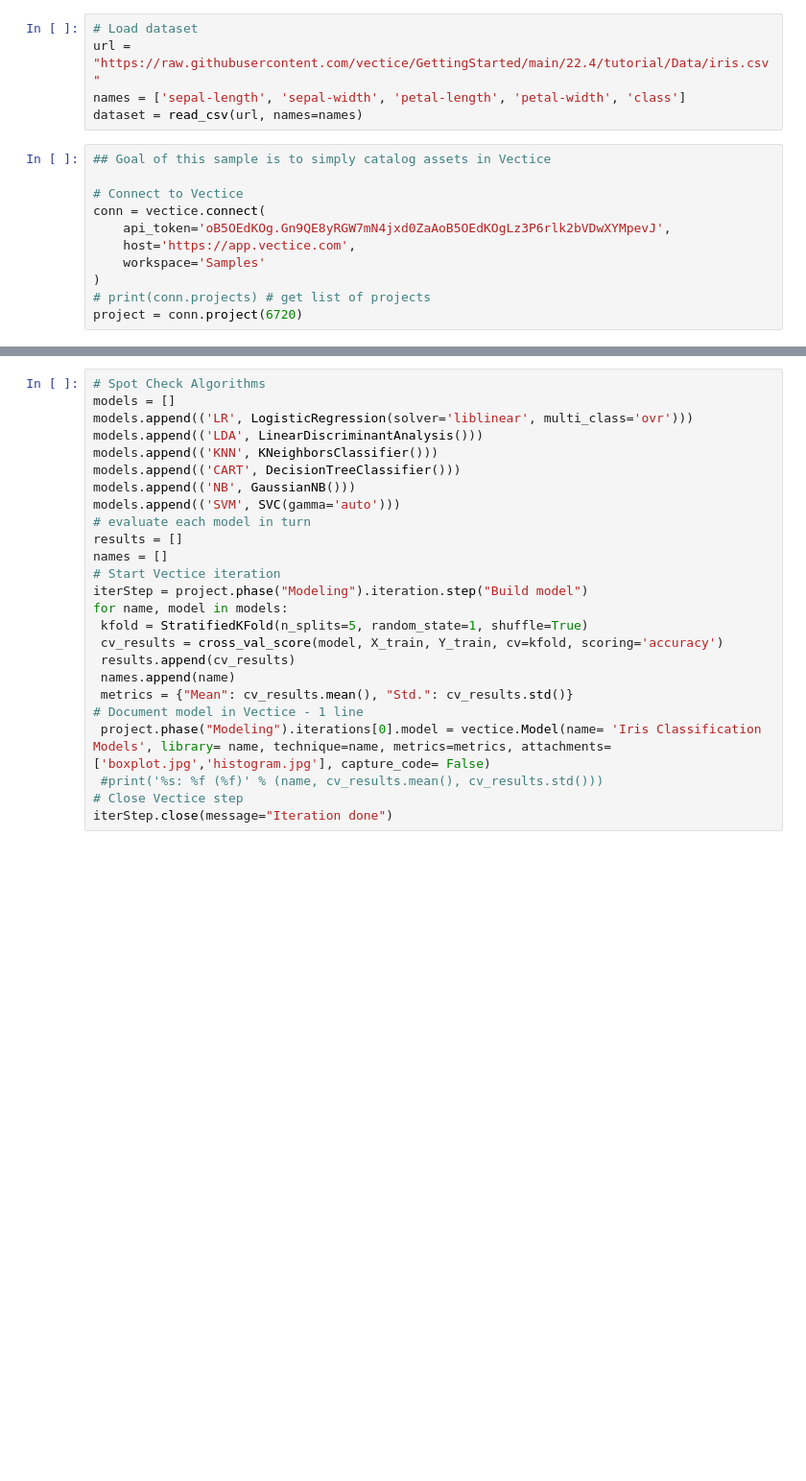
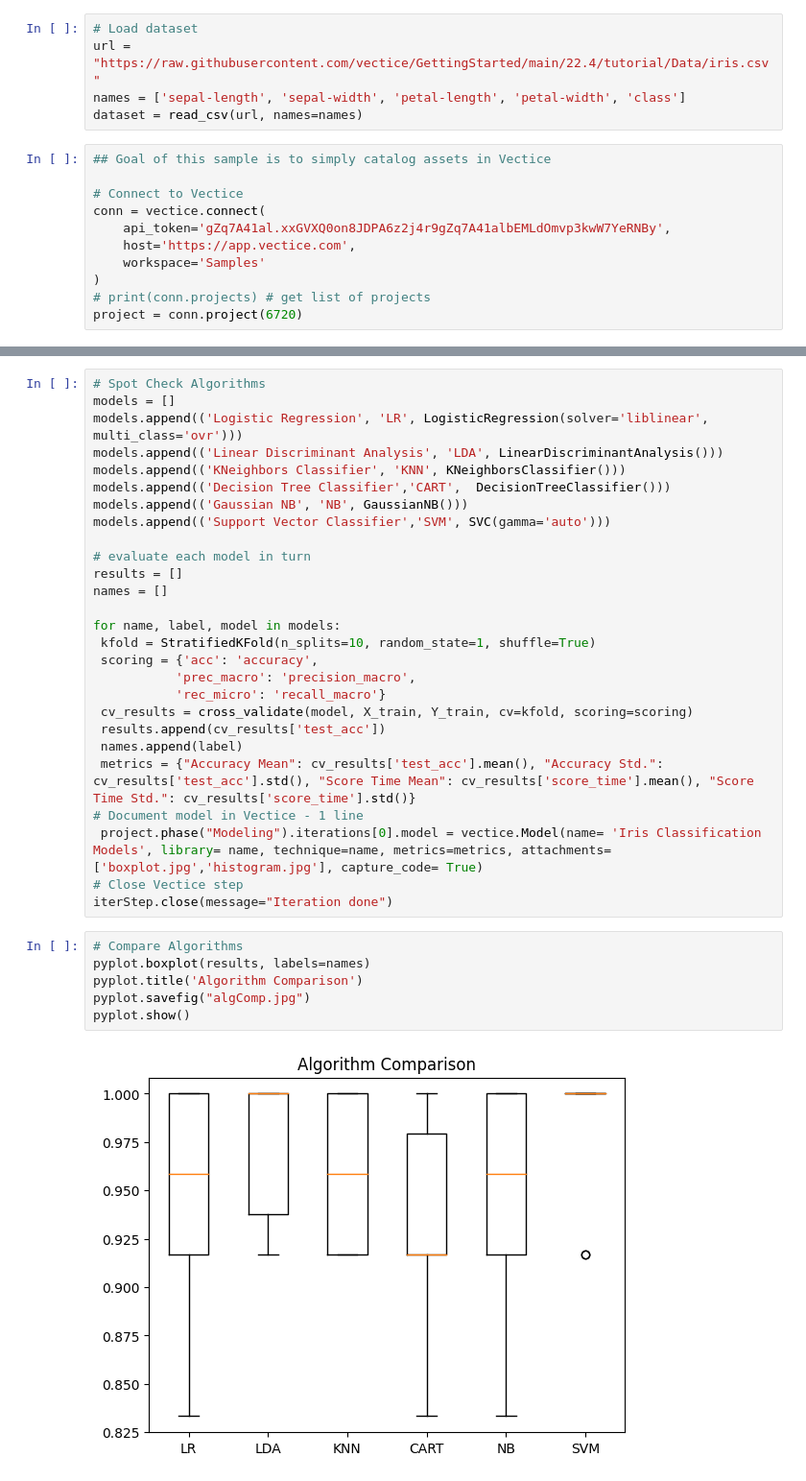
Before and after one commit to vectice/GettingStarted, a Jupyter notebook: 22.4/samples/SimpleProject_HelloWorld.ipynb, the cells around one changed output, grey strips where cells are left out. Shown at 96% size. Cells and saved outputs as stored; diff of their text form; blank space fills up the shorter version.

Commit message:
Updated project id and added metrics

```diff
--- a/22.4/samples/SimpleProject_HelloWorld.ipynb
+++ b/22.4/samples/SimpleProject_HelloWorld.ipynb
@@ -30,7 +30,7 @@ dataset = read_csv(url, names=names)
 
 # Connect to Vectice
 conn = vectice.connect(
-    api_token='oB5OEdKOg.Gn9QE8yRGW7mN4jxd0ZaAoB5OEdKOgLz3P6rlk2bVDwXYMpevJ',
+    api_token='gZq7A41al.xxGVXQ0on8JDPA6z2j4r9gZq7A41albEMLdOmvp3kwW7YeRNBy',
     host='https://app.vectice.com',
     workspace='Samples'
 )
@@ -65,25 +93,35 @@ project.validation_dataset = validation_wrapped
 # %%
 # Spot Check Algorithms
 models = []
-models.append(('LR', LogisticRegression(solver='liblinear', multi_class='ovr')))
-models.append(('LDA', LinearDiscriminantAnalysis()))
-models.append(('KNN', KNeighborsClassifier()))
-models.append(('CART', DecisionTreeClassifier()))
-models.append(('NB', GaussianNB()))
-models.append(('SVM', SVC(gamma='auto')))
+models.append(('Logistic Regression', 'LR', LogisticRegression(solver='liblinear', multi_class='ovr')))
+models.append(('Linear Discriminant Analysis', 'LDA', LinearDiscriminantAnalysis()))
+models.append(('KNeighbors Classifier', 'KNN', KNeighborsClassifier()))
+models.append(('Decision Tree Classifier','CART',  DecisionTreeClassifier()))
+models.append(('Gaussian NB', 'NB', GaussianNB()))
+models.append(('Support Vector Classifier','SVM', SVC(gamma='auto')))
+
 # evaluate each model in turn
 results = []
 names = []
-# Start Vectice iteration
-iterStep = project.phase("Modeling").iteration.step("Build model")
-for name, model in models:
- kfold = StratifiedKFold(n_splits=5, random_state=1, shuffle=True)
- cv_results = cross_val_score(model, X_train, Y_train, cv=kfold, scoring='accuracy')
- results.append(cv_results)
- names.append(name)
- metrics = {"Mean": cv_results.mean(), "Std.": cv_results.std()}
+
+for name, label, model in models:
+ kfold = StratifiedKFold(n_splits=10, random_state=1, shuffle=True)
+ scoring = {'acc': 'accuracy',
+           'prec_macro': 'precision_macro',
+           'rec_micro': 'recall_macro'}
+ cv_results = cross_validate(model, X_train, Y_train, cv=kfold, scoring=scoring)
+ results.append(cv_results['test_acc'])
+ names.append(label)
+ metrics = {"Accuracy Mean": cv_results['test_acc'].mean(), "Accuracy Std.": cv_results['test_acc'].std(), "Score Time Mean": cv_results['score_time'].mean(), "Score Time Std.": cv_results['score_time'].std()}
 # Document model in Vectice - 1 line
- project.phase("Modeling").iterations[0].model = vectice.Model(name= 'Iris Classification Models', library= name, technique=name, metrics=metrics, attachments=['boxplot.jpg','histogram.jpg'], capture_code= False)
- #print('%s: %f (%f)' % (name, cv_results.mean(), cv_results.std()))
+ project.phase("Modeling").iterations[0].model = vectice.Model(name= 'Iris Classification Models', library= name, technique=name, metrics=metrics, attachments=['boxplot.jpg','histogram.jpg'], capture_code= True)
 # Close Vectice step
 iterStep.close(message="Iteration done")
+# %%
+# Compare Algorithms
+pyplot.boxplot(results, labels=names)
+pyplot.title('Algorithm Comparison')
+pyplot.savefig("algComp.jpg")
+pyplot.show()
+# %% [output]
+[figure, added]
```
Also changed, not shown: parts of 4 cells of this notebook.
